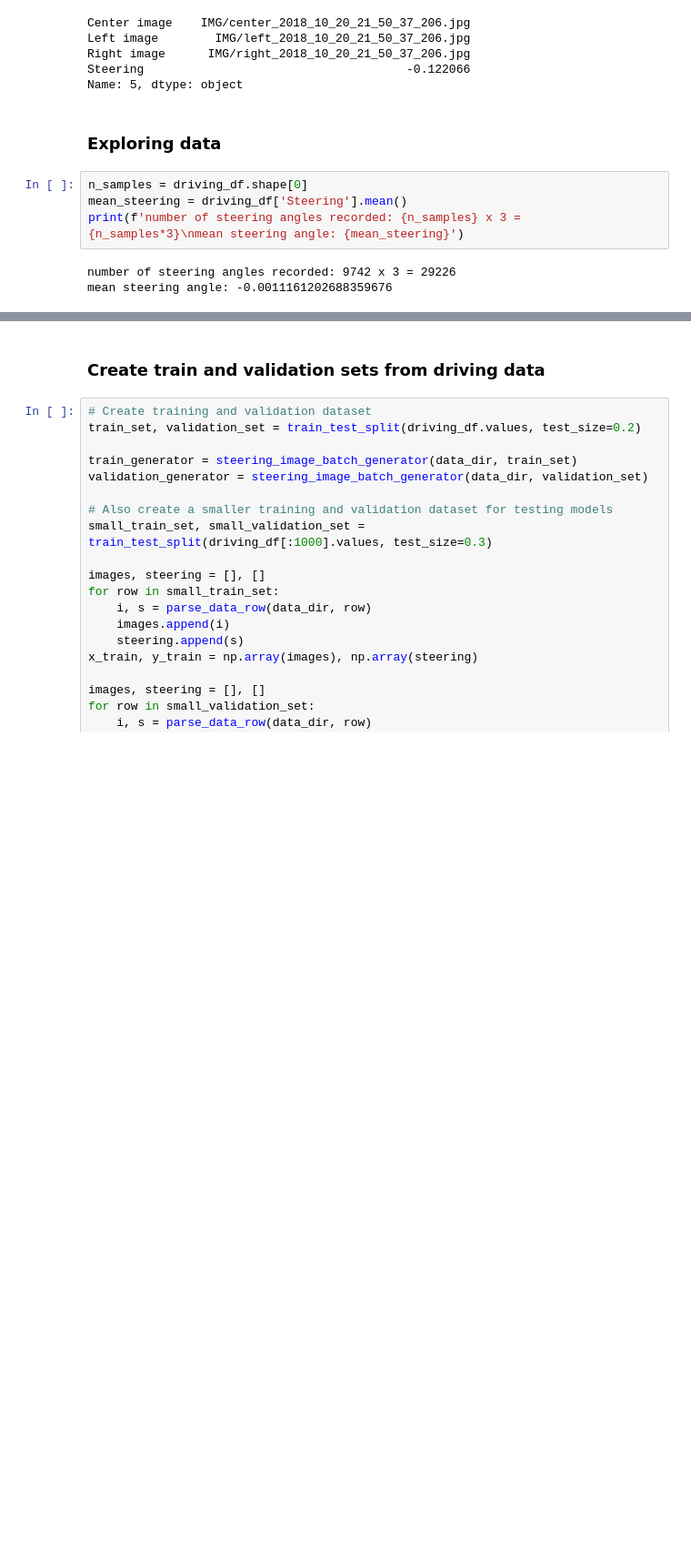
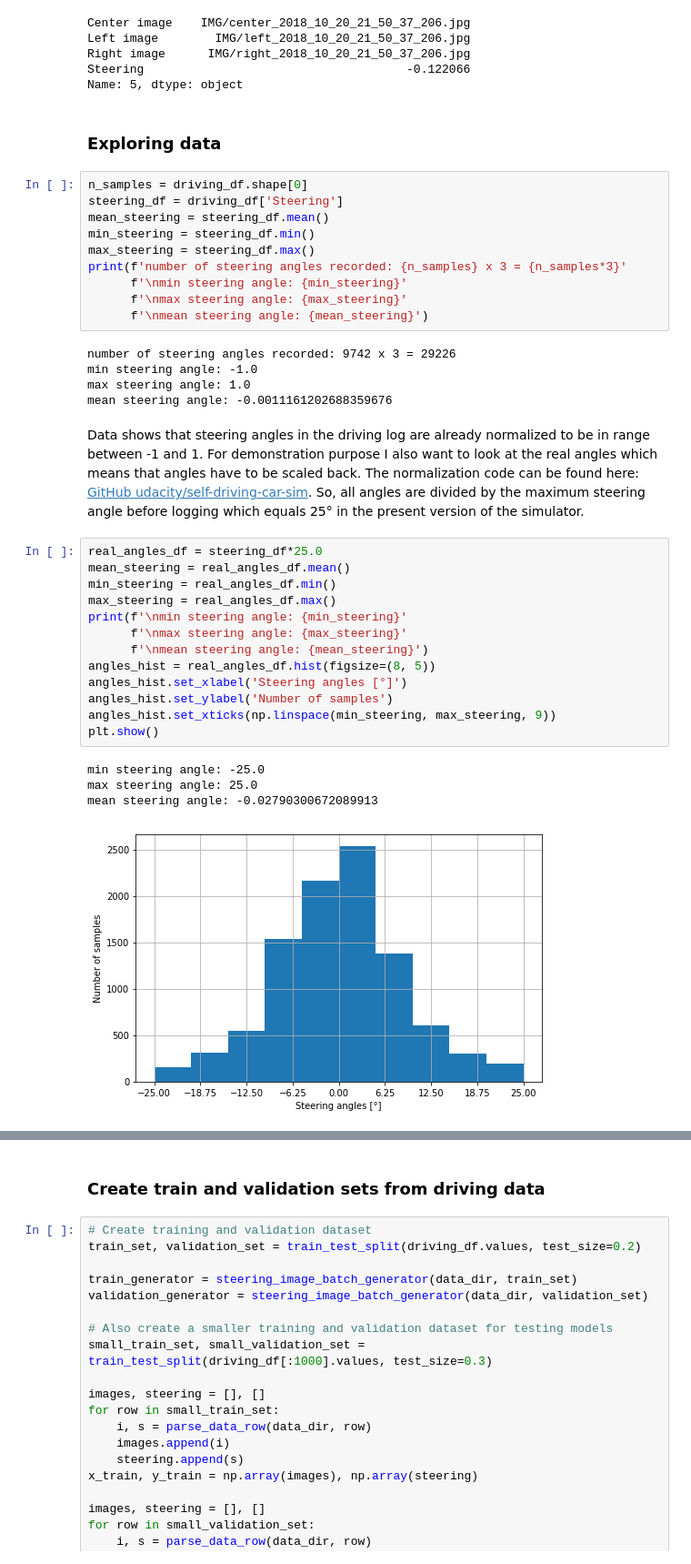
Before and after one commit to Pyrax/CarND-Behavioral-Cloning-P3, a Jupyter notebook: Behavioral_Cloning.ipynb, the cells around one changed output, grey strips where cells are left out. Shown at 91% size. Cells and saved outputs as stored; diff of their text form; blank space fills up the shorter version.

```diff
--- a/Behavioral_Cloning.ipynb
+++ b/Behavioral_Cloning.ipynb
@@ -42,8 +42,37 @@ Name: 5, dtype: object
 ### Exploring data
 # %%
 n_samples = driving_df.shape[0]
-mean_steering = driving_df['Steering'].mean()
-print(f'number of steering angles recorded: {n_samples} x 3 = {n_samples*3}\nmean steering angle: {mean_steering}')
+steering_df = driving_df['Steering']
+mean_steering = steering_df.mean()
+min_steering = steering_df.min()
+max_steering = steering_df.max()
+print(f'number of steering angles recorded: {n_samples} x 3 = {n_samples*3}'
+      f'\nmin steering angle: {min_steering}'
+      f'\nmax steering angle: {max_steering}'
+      f'\nmean steering angle: {mean_steering}')
 # %% [output]
 number of steering angles recorded: 9742 x 3 = 29226
+min steering angle: -1.0
+max steering angle: 1.0
 mean steering angle: -0.0011161202688359676
+# %% [markdown]
+Data shows that steering angles in the driving log are already normalized to be in range between -1 and 1. For demonstration purpose I also want to look at the real angles which means that angles have to be scaled back.
+The normalization code can be found here: [GitHub udacity/self-driving-car-sim](https://github.com/udacity/self-driving-car-sim/blob/bdcd588990df2db4706e772cd45d6e013631a2f2/Assets/Standard%20Assets/Vehicles/Car/Scripts/CarController.cs#L472). So, all angles are divided by the maximum steering angle before logging which equals 25° in the present version of the simulator.
+# %%
+real_angles_df = steering_df*25.0
+mean_steering = real_angles_df.mean()
+min_steering = real_angles_df.min()
+max_steering = real_angles_df.max()
+print(f'\nmin steering angle: {min_steering}'
+      f'\nmax steering angle: {max_steering}'
+      f'\nmean steering angle: {mean_steering}')
+angles_hist = real_angles_df.hist(figsize=(8, 5))
+angles_hist.set_xlabel('Steering angles [°]')
+angles_hist.set_ylabel('Number of samples')
+angles_hist.set_xticks(np.linspace(min_steering, max_steering, 9))
+plt.show()
+# %% [output]
+min steering angle: -25.0
+max steering angle: 25.0
+mean steering angle: -0.02790300672089913
+[figure, added]
```
Also changed, not shown: parts of 9 cells of this notebook.
